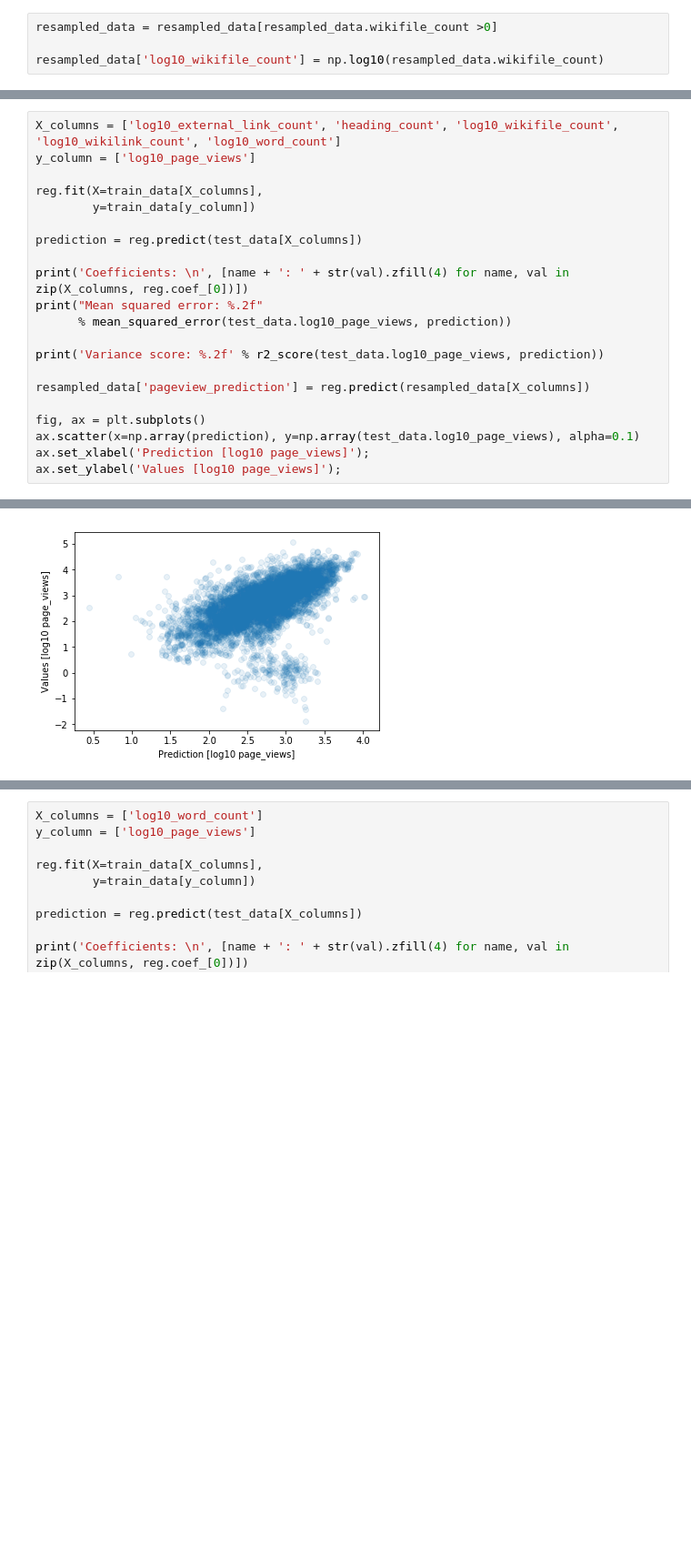
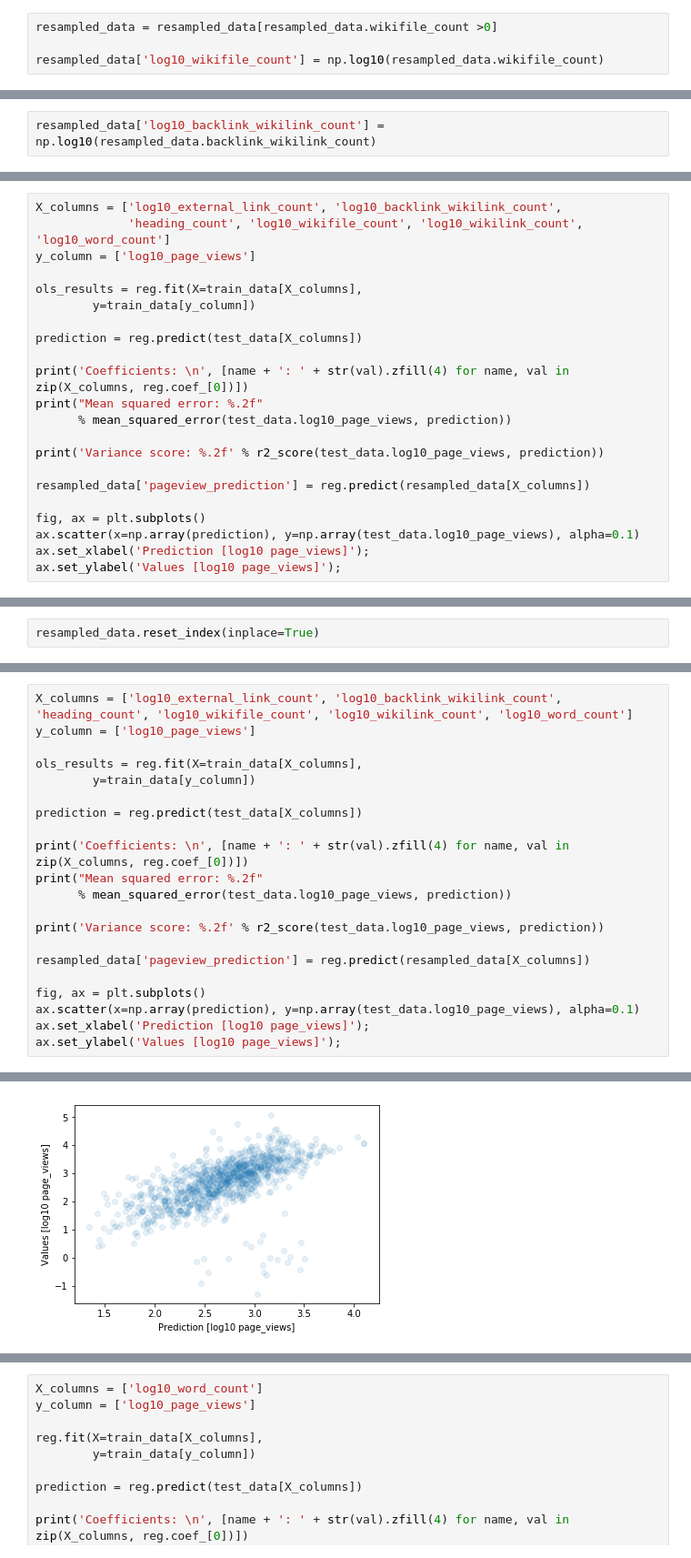
Before and after one commit to wmvoje/wiki_stub_expansion, a Jupyter notebook: data_analysis/Regression_What correlates to pageviews.ipynb, the cells around one changed output, grey strips where cells are left out. Shown at 91% size. Cells and saved outputs as stored; diff of their text form; blank space fills up the shorter version.

```diff
--- a/data_analysis/Regression_What correlates to pageviews.ipynb
+++ b/data_analysis/Regression_What correlates to pageviews.ipynb
@@ -267,0 +301,2 @@ resampled_data['log10_wikifile_count'] = np.log10(resampled_data.wikifile_count)
+# %%
+resampled_data['log10_backlink_wikilink_count'] = np.log10(resampled_data.backlink_wikilink_count)
@@ -267,0 +359,22 @@ resampled_data['log10_wikifile_count'] = np.log10(resampled_data.wikifile_count)
+# %%
+X_columns = ['log10_external_link_count', 'log10_backlink_wikilink_count',
+             'heading_count', 'log10_wikifile_count', 'log10_wikilink_count', 'log10_word_count']
+y_column = ['log10_page_views']
+
+ols_results = reg.fit(X=train_data[X_columns],
+        y=train_data[y_column])
+
+prediction = reg.predict(test_data[X_columns])
+
+print('Coefficients: \n', [name + ': ' + str(val).zfill(4) for name, val in zip(X_columns, reg.coef_[0])])
+print("Mean squared error: %.2f"
+      % mean_squared_error(test_data.log10_page_views, prediction))
+
+print('Variance score: %.2f' % r2_score(test_data.log10_page_views, prediction))
+
+resampled_data['pageview_prediction'] = reg.predict(resampled_data[X_columns])
+
+fig, ax = plt.subplots()
+ax.scatter(x=np.array(prediction), y=np.array(test_data.log10_page_views), alpha=0.1)
+ax.set_xlabel('Prediction [log10 page_views]');
+ax.set_ylabel('Values [log10 page_views]');
@@ -271,2 +406,4 @@ from sklearn.metrics import mean_squared_error, r2_score
 reg = linear_model.LinearRegression()
+# %%
+resampled_data.reset_index(inplace=True)
 # %%
@@ -275,10 +414,10 @@ train, test = model_selection.train_test_split(resampled_data.page_title.unique(
 train_data = resampled_data[resampled_data.page_title.isin(train)]
 test_data = resampled_data[resampled_data.page_title.isin(test)]
 # %%
-X_columns = ['log10_external_link_count', 'heading_count', 'log10_wikifile_count', 'log10_wikilink_count', 'log10_word_count']
+X_columns = ['log10_external_link_count', 'log10_backlink_wikilink_count', 'heading_count', 'log10_wikifile_count', 'log10_wikilink_count', 'log10_word_count']
 y_column = ['log10_page_views']
 
-reg.fit(X=train_data[X_columns],
+ols_results = reg.fit(X=train_data[X_columns],
         y=train_data[y_column])
 
 prediction = reg.predict(test_data[X_columns])
@@ -303 +442 @@ Variance score: 0.33
-[figure, old version]
+[figure, new version]
```
Also changed, not shown: parts of 74 cells of this notebook, 3 other files.
